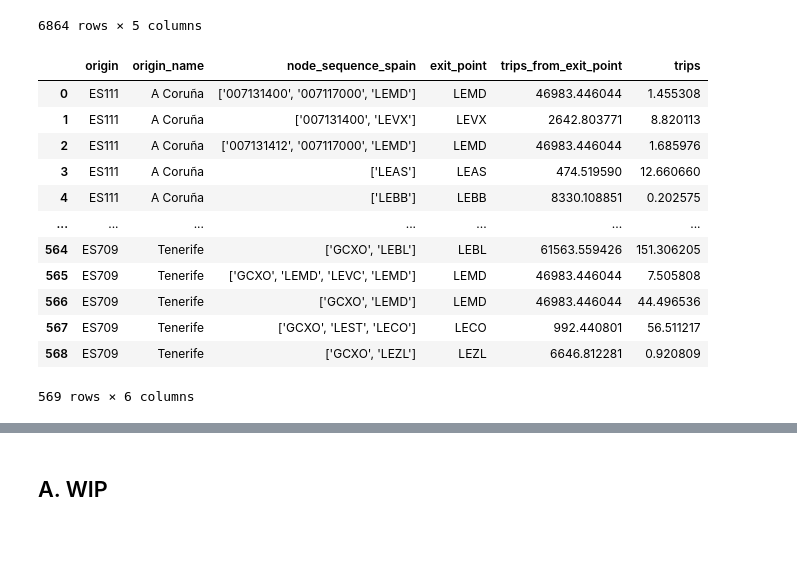
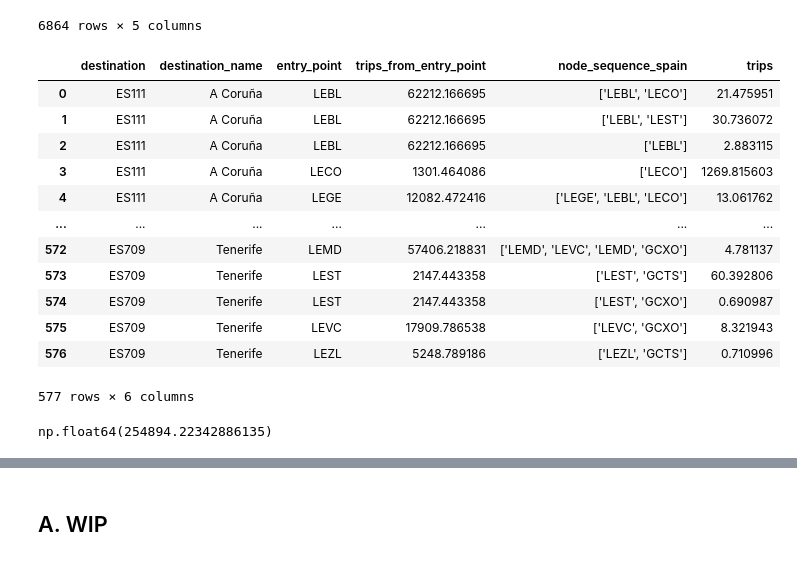
Before and after one commit to UoW-ATM/MultiModX, a Jupyter notebook: notebooks/CS11/assign_path_to_trips.ipynb, the cells around one changed output, grey strips where cells are left out. Saved outputs shown, nothing was run; the diff lists cells and outputs as text; code cells hidden in the pictures.

```diff
--- a/notebooks/CS11/assign_path_to_trips.ipynb
+++ b/notebooks/CS11/assign_path_to_trips.ipynb
@@ -200,8 +200,6 @@ I have the same situation with trips leaving spain
 I already decided that I will drop the archetypes
 # %%
 trips_leaving_spain=format_trips_leaving(trips_leaving_spain)
-# %%
-trips_going_to_spain=drop_archetypes(trips_going_to_spain)
 # %%
 trips_going_to_spain=trips_going_to_spain.rename(columns={"node_sequence_MMX":"node_sequence_spain"})
 # %%
@@ -412,2 +410,6 @@ np.float64(295031.0)
 # %% [markdown]
 the function assign_international_path creates a few new trips for o-d pairs that have less than 1 trip. This should not be a problem
+# %%
+trips_going_to_spain=process_node_sequence_MMX(trips_going_to_spain,train_station_MMX,iata_to_icao)
+# %%
+trips_going_to_spain=format_trips_arriving(trips_going_to_spain)
@@ -427,19 +456,23 @@ departing_paths
 | 6862 | LEZL | ['LEZL', 'MMMX'] | 0.000013 | 2 | [LEZL, MMMX] |
 | 6863 | LEZL | ['LEZL', 'UBBB'] | 0.000621 | 2 | [LEZL, UBBB] |
 6864 rows × 5 columns
-# %%
-trips_leaving_spain
-# %% [output]
-|  | origin | origin_name | node_sequence_spain | exit_point | trips_from_exit_point | trips |
-| 0 | ES111 | A Coruña | ['007131400', '007117000', 'LEMD'] | LEMD | 46983.446044 | 1.455308 |
-| 1 | ES111 | A Coruña | ['007131400', 'LEVX'] | LEVX | 2642.803771 | 8.820113 |
-| 2 | ES111 | A Coruña | ['007131412', '007117000', 'LEMD'] | LEMD | 46983.446044 | 1.685976 |
-| 3 | ES111 | A Coruña | ['LEAS'] | LEAS | 474.519590 | 12.660660 |
-| 4 | ES111 | A Coruña | ['LEBB'] | LEBB | 8330.108851 | 0.202575 |
-| ... | ... | ... | ... | ... | ... | ... |
-| 564 | ES709 | Tenerife | ['GCXO', 'LEBL'] | LEBL | 61563.559426 | 151.306205 |
-| 565 | ES709 | Tenerife | ['GCXO', 'LEMD', 'LEVC', 'LEMD'] | LEMD | 46983.446044 | 7.505808 |
-| 566 | ES709 | Tenerife | ['GCXO', 'LEMD'] | LEMD | 46983.446044 | 44.496536 |
-| 567 | ES709 | Tenerife | ['GCXO', 'LEST', 'LECO'] | LECO | 992.440801 | 56.511217 |
-| 568 | ES709 | Tenerife | ['GCXO', 'LEZL'] | LEZL | 6646.812281 | 0.920809 |
-569 rows × 6 columns
+# %%
+trips_going_to_spain
+# %% [output]
+|  | destination | destination_name | entry_point | trips_from_entry_point | node_sequence_spain | trips |
+| 0 | ES111 | A Coruña | LEBL | 62212.166695 | ['LEBL', 'LECO'] | 21.475951 |
+| 1 | ES111 | A Coruña | LEBL | 62212.166695 | ['LEBL', 'LEST'] | 30.736072 |
+| 2 | ES111 | A Coruña | LEBL | 62212.166695 | ['LEBL'] | 2.883115 |
+| 3 | ES111 | A Coruña | LECO | 1301.464086 | ['LECO'] | 1269.815603 |
+| 4 | ES111 | A Coruña | LEGE | 12082.472416 | ['LEGE', 'LEBL', 'LECO'] | 13.061762 |
+| ... | ... | ... | ... | ... | ... | ... |
+| 572 | ES709 | Tenerife | LEMD | 57406.218831 | ['LEMD', 'LEVC', 'LEMD', 'GCXO'] | 4.781137 |
+| 573 | ES709 | Tenerife | LEST | 2147.443358 | ['LEST', 'GCTS'] | 60.392806 |
+| 574 | ES709 | Tenerife | LEST | 2147.443358 | ['LEST', 'GCXO'] | 0.690987 |
+| 575 | ES709 | Tenerife | LEVC | 17909.786538 | ['LEVC', 'GCXO'] | 8.321943 |
+| 576 | ES709 | Tenerife | LEZL | 5248.789186 | ['LEZL', 'GCTS'] | 0.710996 |
+577 rows × 6 columns
+# %%
+trips_going_to_spain["trips"].sum()
+# %% [output]
+np.float64(254894.22342886135)
```
Also changed, not shown: parts of 17 cells of this notebook.
